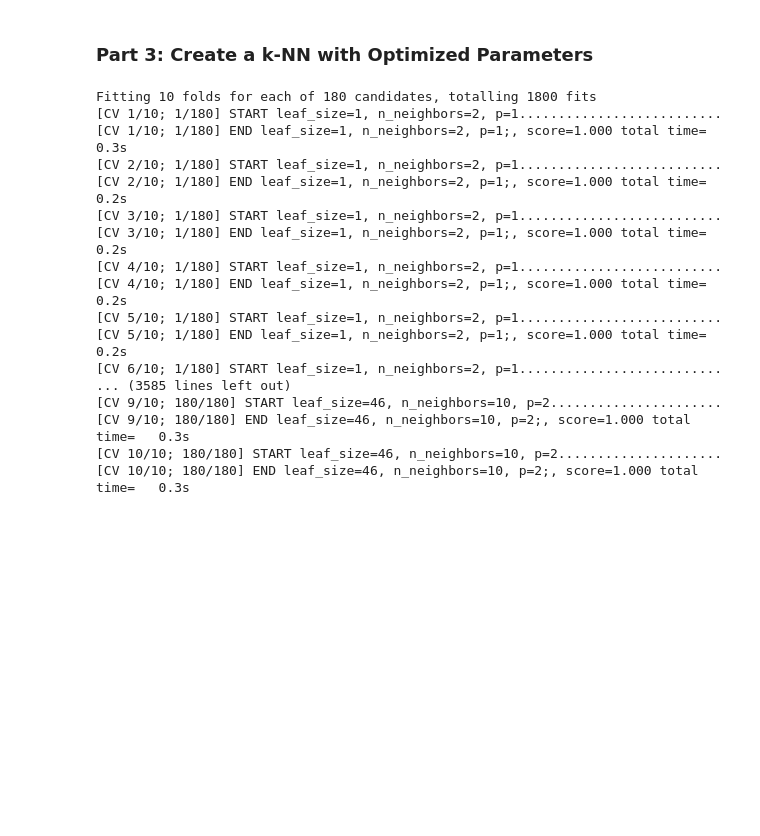
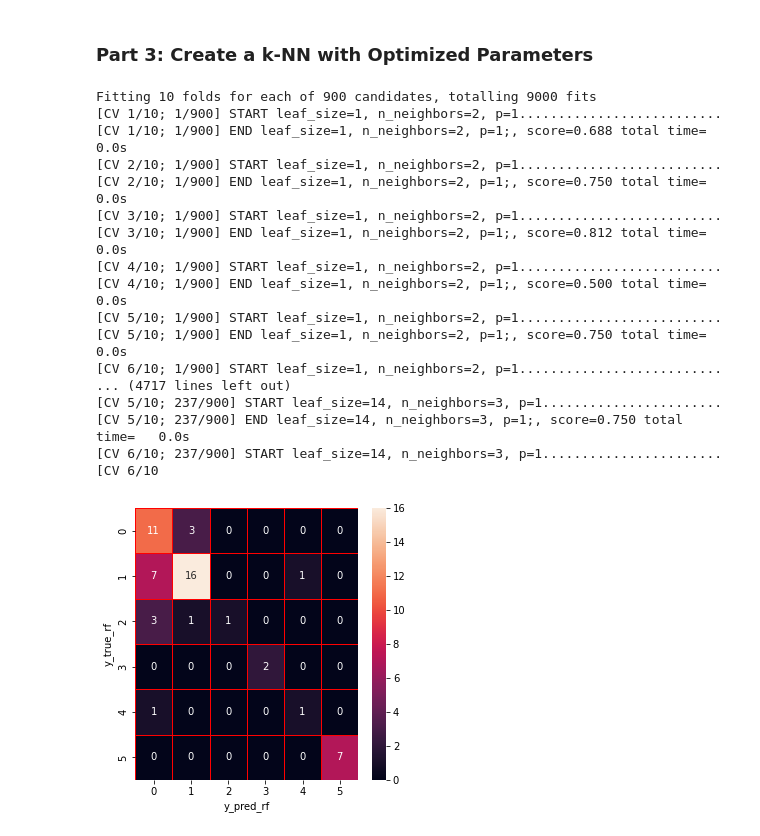
Before and after one commit to jackrlynn3/ml-random-forest, a Jupyter notebook: knn-comparison.ipynb, the cells around one changed output. Drawn from its saved outputs; the diff is of its cells as text; code cells hidden in the pictures; blank space fills up the shorter version.

```diff
--- a/knn-comparison.ipynb
+++ b/knn-comparison.ipynb
@@ -105,7 +96,7 @@ knn_base_pred = model.predict(X_test)
 # Source: https://medium.datadriveninvestor.com/k-nearest-neighbors-in-python-hyperparameters-tuning-716734bc557f
 
 # List Hyperparameters that we want to tune.
-leaf_size = list(range(1, 51, 5))
+leaf_size = list(range(1, 51, 1))
 n_neighbors = list(range(2, 11))
 p=[1, 2]
 
@@ -119,22 +110,34 @@ knn_opt = KNeighborsClassifier(algorithm='ball_tree')
 grid_search = GridSearchCV(knn_opt, hyperparameters, cv=10, verbose=10)
 
 # Fit the model
-knn_opt_pred = grid_search.fit(X_train, y_train)
+grid_search.fit(X_train, y_train)
+
+# Predict the values
+knn_opt_pred = grid_search.predict(X_test)
 # %% [output]
-Fitting 10 folds for each of 180 candidates, totalling 1800 fits
-[CV 1/10; 1/180] START leaf_size=1, n_neighbors=2, p=1..........................
-[CV 1/10; 1/180] END leaf_size=1, n_neighbors=2, p=1;, score=1.000 total time=   0.3s
-[CV 2/10; 1/180] START leaf_size=1, n_neighbors=2, p=1..........................
-[CV 2/10; 1/180] END leaf_size=1, n_neighbors=2, p=1;, score=1.000 total time=   0.2s
-[CV 3/10; 1/180] START leaf_size=1, n_neighbors=2, p=1..........................
-[CV 3/10; 1/180] END leaf_size=1, n_neighbors=2, p=1;, score=1.000 total time=   0.2s
-[CV 4/10; 1/180] START leaf_size=1, n_neighbors=2, p=1..........................
-[CV 4/10; 1/180] END leaf_size=1, n_neighbors=2, p=1;, score=1.000 total time=   0.2s
-[CV 5/10; 1/180] START leaf_size=1, n_neighbors=2, p=1..........................
-[CV 5/10; 1/180] END leaf_size=1, n_neighbors=2, p=1;, score=1.000 total time=   0.2s
-[CV 6/10; 1/180] START leaf_size=1, n_neighbors=2, p=1..........................
-... (3585 lines left out)
-[CV 9/10; 180/180] START leaf_size=46, n_neighbors=10, p=2......................
-[CV 9/10; 180/180] END leaf_size=46, n_neighbors=10, p=2;, score=1.000 total time=   0.3s
-[CV 10/10; 180/180] START leaf_size=46, n_neighbors=10, p=2.....................
-[CV 10/10; 180/180] END leaf_size=46, n_neighbors=10, p=2;, score=1.000 total time=   0.3s
+Fitting 10 folds for each of 900 candidates, totalling 9000 fits
+[CV 1/10; 1/900] START leaf_size=1, n_neighbors=2, p=1..........................
+[CV 1/10; 1/900] END leaf_size=1, n_neighbors=2, p=1;, score=0.688 total time=   0.0s
+[CV 2/10; 1/900] START leaf_size=1, n_neighbors=2, p=1..........................
+[CV 2/10; 1/900] END leaf_size=1, n_neighbors=2, p=1;, score=0.750 total time=   0.0s
+[CV 3/10; 1/900] START leaf_size=1, n_neighbors=2, p=1..........................
+[CV 3/10; 1/900] END leaf_size=1, n_neighbors=2, p=1;, score=0.812 total time=   0.0s
+[CV 4/10; 1/900] START leaf_size=1, n_neighbors=2, p=1..........................
+[CV 4/10; 1/900] END leaf_size=1, n_neighbors=2, p=1;, score=0.500 total time=   0.0s
+[CV 5/10; 1/900] START leaf_size=1, n_neighbors=2, p=1..........................
+[CV 5/10; 1/900] END leaf_size=1, n_neighbors=2, p=1;, score=0.750 total time=   0.0s
+[CV 6/10; 1/900] START leaf_size=1, n_neighbors=2, p=1..........................
+... (4717 lines left out)
+[CV 5/10; 237/900] START leaf_size=14, n_neighbors=3, p=1.......................
+[CV 5/10; 237/900] END leaf_size=14, n_neighbors=3, p=1;, score=0.750 total time=   0.0s
+[CV 6/10; 237/900] START leaf_size=14, n_neighbors=3, p=1.......................
+[CV 6/10
+# %%
+cm = confusion_matrix(y_test, knn_opt_pred)
+f, ax = plt.subplots(figsize =(5,5))
+sns.heatmap(cm,annot = True,linewidths=0.5,linecolor="red",fmt = ".0f",ax=ax)
+plt.xlabel("y_pred_rf")
+plt.ylabel("y_true_rf")
+plt.show()
+# %% [output]
+[figure, added]
```
Also changed, not shown: parts of 6 cells of this notebook, 3 other files.
